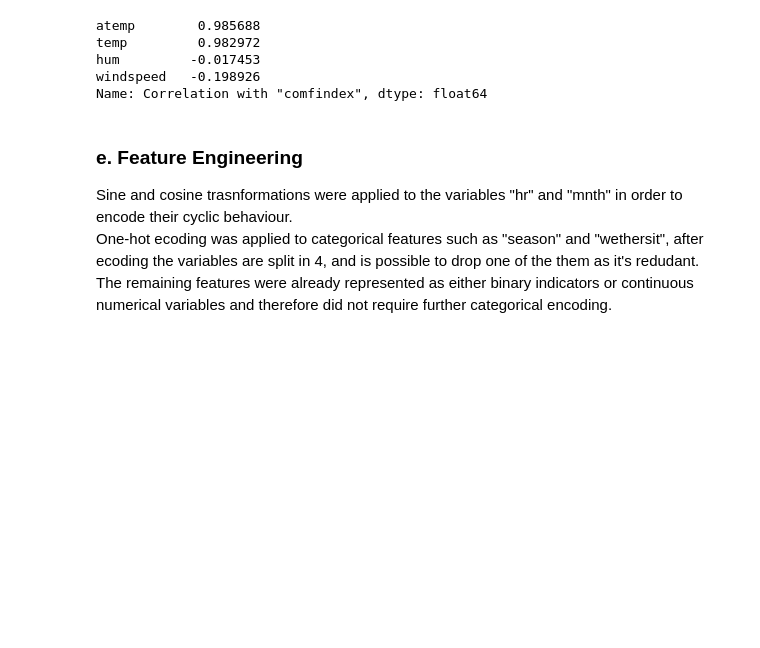
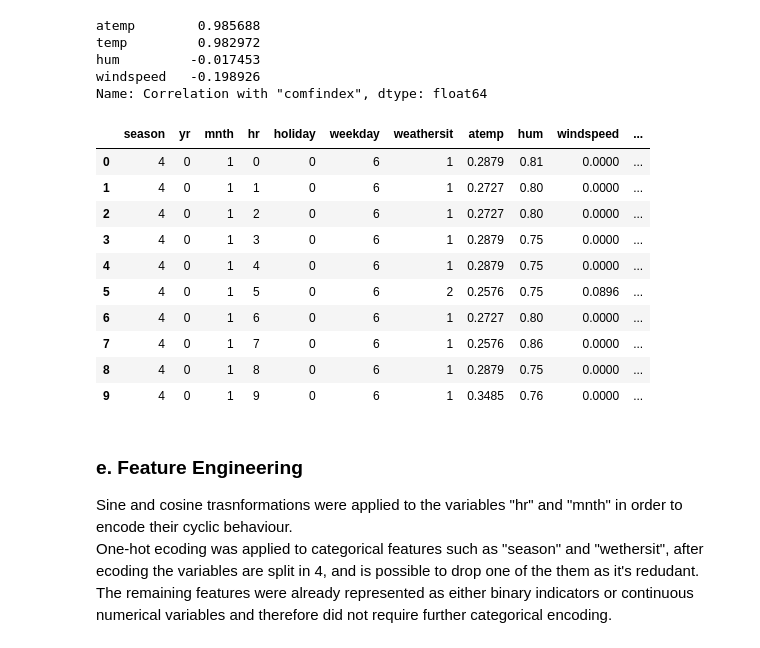
Before and after one commit to Haidewitzga/OML, a Jupyter notebook: 260713_exam/main.ipynb, the cells around one changed output. Cells and saved outputs as stored; diff of their text form; code cells hidden in the pictures; blank space fills up the shorter version.

```diff
--- a/260713_exam/main.ipynb
+++ b/260713_exam/main.ipynb
@@ -369,6 +369,20 @@ temp         0.982972
 hum         -0.017453
 windspeed   -0.198926
 Name: Correlation with "comfindex", dtype: float64
+# %%
+df_clean.head(10)
+# %% [output]
+|  | season | yr | mnth | hr | holiday | weekday | weathersit | atemp | hum | windspeed | ... |
+| 0 | 4 | 0 | 1 | 0 | 0 | 6 | 1 | 0.2879 | 0.81 | 0.0000 | ... |
+| 1 | 4 | 0 | 1 | 1 | 0 | 6 | 1 | 0.2727 | 0.80 | 0.0000 | ... |
+| 2 | 4 | 0 | 1 | 2 | 0 | 6 | 1 | 0.2727 | 0.80 | 0.0000 | ... |
+| 3 | 4 | 0 | 1 | 3 | 0 | 6 | 1 | 0.2879 | 0.75 | 0.0000 | ... |
+| 4 | 4 | 0 | 1 | 4 | 0 | 6 | 1 | 0.2879 | 0.75 | 0.0000 | ... |
+| 5 | 4 | 0 | 1 | 5 | 0 | 6 | 2 | 0.2576 | 0.75 | 0.0896 | ... |
+| 6 | 4 | 0 | 1 | 6 | 0 | 6 | 1 | 0.2727 | 0.80 | 0.0000 | ... |
+| 7 | 4 | 0 | 1 | 7 | 0 | 6 | 1 | 0.2576 | 0.86 | 0.0000 | ... |
+| 8 | 4 | 0 | 1 | 8 | 0 | 6 | 1 | 0.2879 | 0.75 | 0.0000 | ... |
+| 9 | 4 | 0 | 1 | 9 | 0 | 6 | 1 | 0.3485 | 0.76 | 0.0000 | ... |
 # %% [markdown]
 ### e. Feature Engineering
 Sine and cosine trasnformations were applied to the variables "hr" and "mnth" in order to encode their cyclic behaviour.
```
